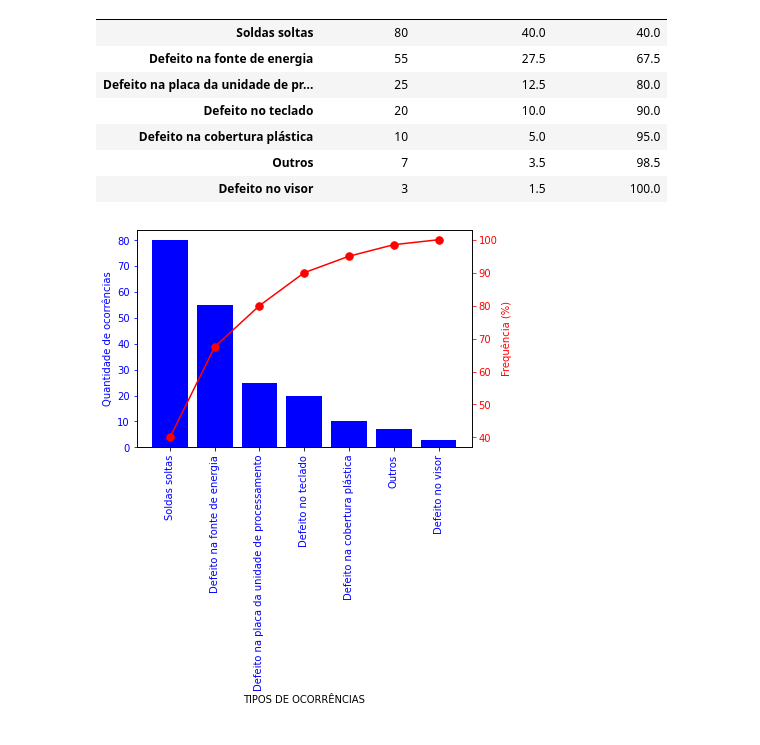
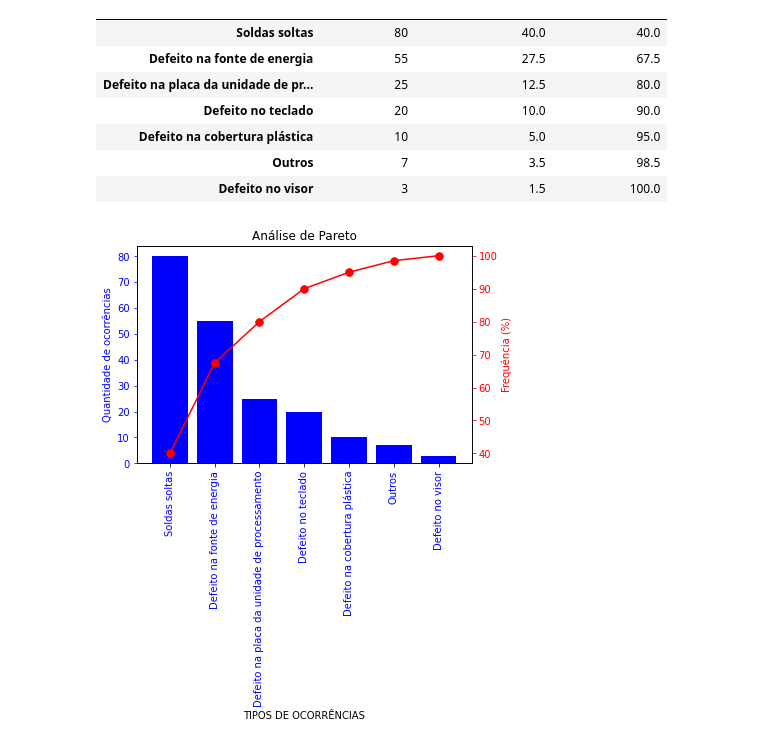
Before and after one commit to demetriuspine/paretoProject, a Jupyter notebook: horaDoCódigo.ipynb, the cells around one changed output. Saved outputs shown, nothing was run; the diff lists cells and outputs as text; code cells hidden in the pictures.

```diff
--- a/horaDoCódigo.ipynb
+++ b/horaDoCódigo.ipynb
@@ -114,14 +114,15 @@ frecDf
 # %%
 fig, ax1 = plt.subplots()
 ax1.bar(frecDf.index, frecDf["QUANTIDADE"], color="blue")#defina o tipo de grafico e a cor das barras
 ax1.set_ylabel("Quantidade de ocorrências", color="blue")#define o label do eixo y e sua cor
 ax1.tick_params(axis="y", colors="blue")##cor dos numeros do eixo y
 ax1.set_xlabel(titleEvent, color="black")##cor do input da label
 ax1.set_xticklabels(frecDf["QUANTIDADE"], rotation=90, color="blue")##define as labels das barras, rotação e cor
 ax2 = ax1.twinx()#adiciona um eixo "gêmeo"
 ax2.plot(frecDf.index, frecDf["ACUMULADO (%)"], color="red", marker=".", ms=15)#plot define ligações por linhas, define a cor e o estilo dos pontos
 ax2.tick_params(axis="y", colors="red")##cor dos numeros do eixo y
 ax2.set_ylabel("Frequência (%)", color="red")##cor da label do eixo y gemeo
+plt.title('Análise de Pareto')
 plt.show()
 # %% [output]
-[figure, old version]
+[figure, new version]
```
